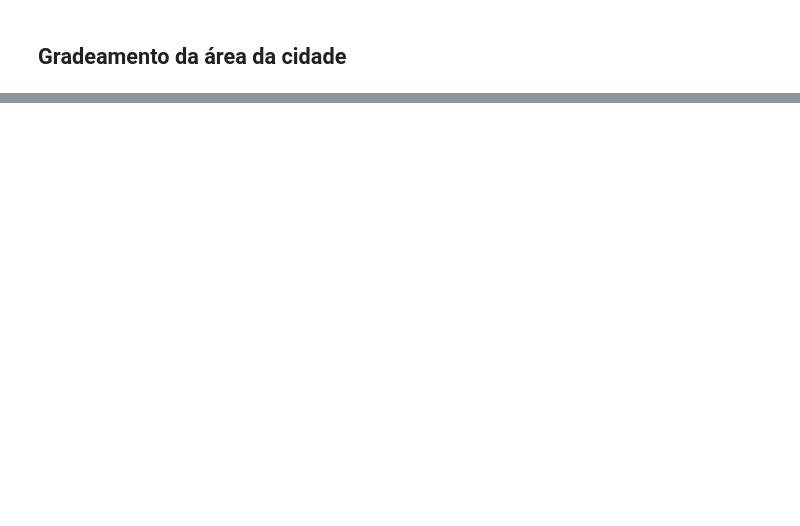
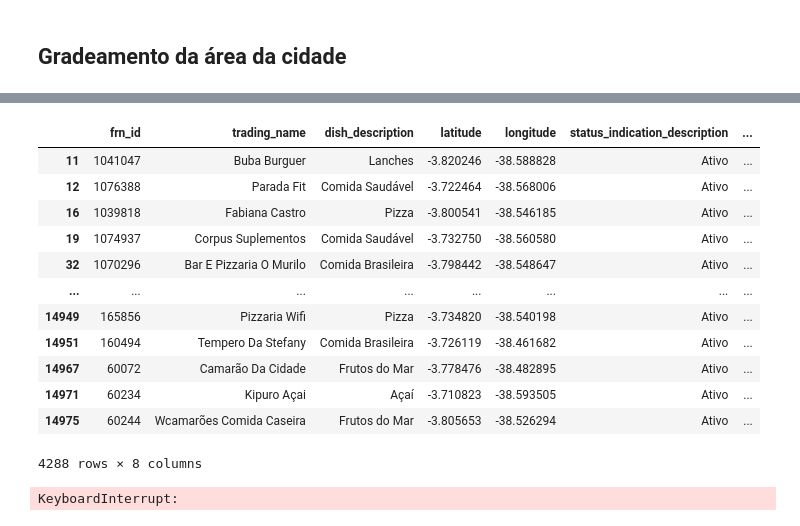
Before and after one commit to fdanielsouza/Teoria_das_Filas_Aplicado_a_Delivery_Online, a Jupyter notebook: Estudos.ipynb, the cells around one changed output, grey strips where cells are left out. Saved outputs shown, nothing was run; the diff lists cells and outputs as text; code cells hidden in the pictures; blank space fills up the shorter version.

```diff
--- a/Estudos.ipynb
+++ b/Estudos.ipynb
@@ -215,0 +237,4 @@ axd_2.plot(range(len(estimadores['d_chapeu'])), estimadores['d_chapeu'], color='
+# %%
+lojas = pd.read_csv('Dados/lojas.csv', parse_dates=['status_modified_at', 'activation_date'])
+# %%
+lojas['status_modified_at'] = lojas.apply(lambda l: dt.date.today() if l.status_indication_description != 'Inativo (churn)'' else l.status_modified_at, axis=1)
@@ -215,0 +243,20 @@ axd_2.plot(range(len(estimadores['d_chapeu'])), estimadores['d_chapeu'], color='
+# %%
+lojas[lojas.status_indication_description != 'Inativo (churn)']
+# %% [output]
+|  | frn_id | trading_name | dish_description | latitude | longitude | status_indication_description | ... |
+| 11 | 1041047 | Buba Burguer | Lanches | -3.820246 | -38.588828 | Ativo | ... |
+| 12 | 1076388 | Parada Fit | Comida Saudável | -3.722464 | -38.568006 | Ativo | ... |
+| 16 | 1039818 | Fabiana Castro | Pizza | -3.800541 | -38.546185 | Ativo | ... |
+| 19 | 1074937 | Corpus Suplementos | Comida Saudável | -3.732750 | -38.560580 | Ativo | ... |
+| 32 | 1070296 | Bar E Pizzaria O Murilo | Comida Brasileira | -3.798442 | -38.548647 | Ativo | ... |
+| ... | ... | ... | ... | ... | ... | ... | ... |
+| 14949 | 165856 | Pizzaria Wifi | Pizza | -3.734820 | -38.540198 | Ativo | ... |
+| 14951 | 160494 | Tempero Da Stefany | Comida Brasileira | -3.726119 | -38.461682 | Ativo | ... |
+| 14967 | 60072 | Camarão Da Cidade | Frutos do Mar | -3.778476 | -38.482895 | Ativo | ... |
+| 14971 | 60234 | Kipuro Açai | Açaí | -3.710823 | -38.593505 | Ativo | ... |
+| 14975 | 60244 | Wcamarões Comida Caseira | Frutos do Mar | -3.805653 | -38.526294 | Ativo | ... |
+4288 rows × 8 columns
+# %%
+estimadores = gerar_estimadores(lojas, 'activation_date', 'status_modified_at', 'frn_id', 'longitude', 'latitude', dt.datetime(2022, 1, 1), 355, delta_t)
+# %% [output]
+KeyboardInterrupt:
```
Also changed, not shown: parts of 23 cells of this notebook, 5 other files.
